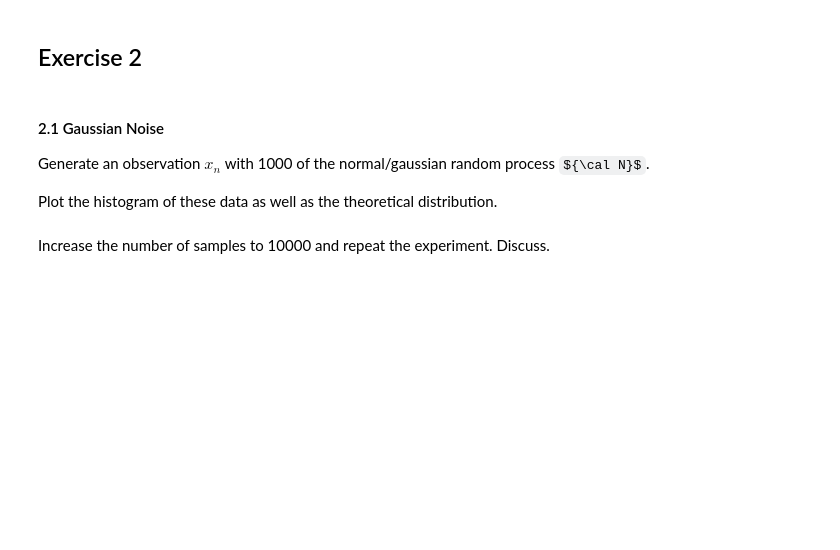
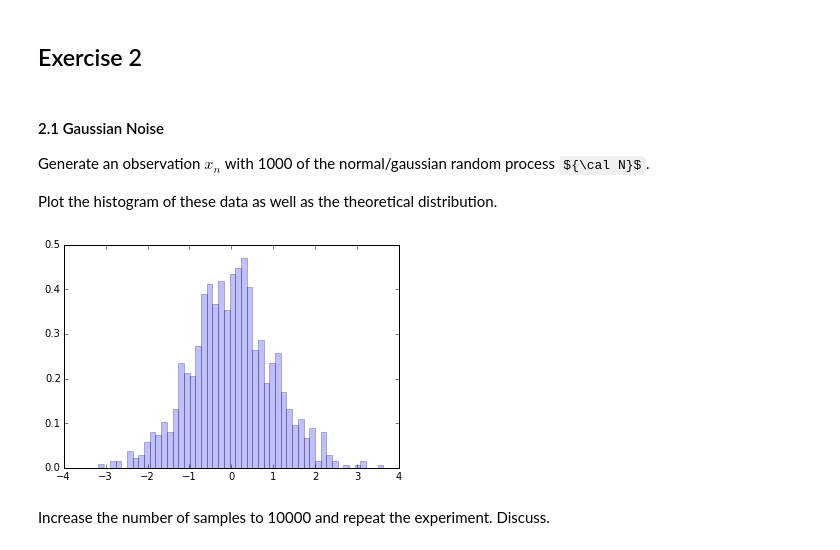
Before and after one commit to PamirGhimire/DSP-TP-1617, a Jupyter notebook: Lab1/python/Lab1.ipynb, the cells around one changed output. Saved outputs shown, nothing was run; the diff lists cells and outputs as text; code cells hidden in the pictures; some formulas as TeX source; blank space fills up the shorter version.

```diff
--- a/Lab1/python/Lab1.ipynb
+++ b/Lab1/python/Lab1.ipynb
@@ -220,15 +220,20 @@ Generate an observation $x_n$ with 1000 of the normal/gaussian random process ${
 Plot the histogram of these data as well as the theoretical distribution.
 # %%
 # Define the mean and standard deviation
+mu = 0
+sigma = 1
 
 # np.random.normal(mu, sigma, (N, ))
+gaussian_samples = np.random.normal(mu, sigma, (1000, 1) )
 
 # Plot the histogram
-#n, bins, patches = plt.hist(..., 50, normed=1, alpha=0.25)
+n, bins, patches = plt.hist(gaussian_samples, 50, normed=1, alpha=0.25)
 
 # Plot the distribution
 from scipy.stats import norm
 #distri = norm.pdf(bins, mu, sigma)
+# %% [output]
+[figure, added]
 # %% [markdown]
 
 Increase the number of samples to 10000 and repeat the experiment. Discuss.
```
